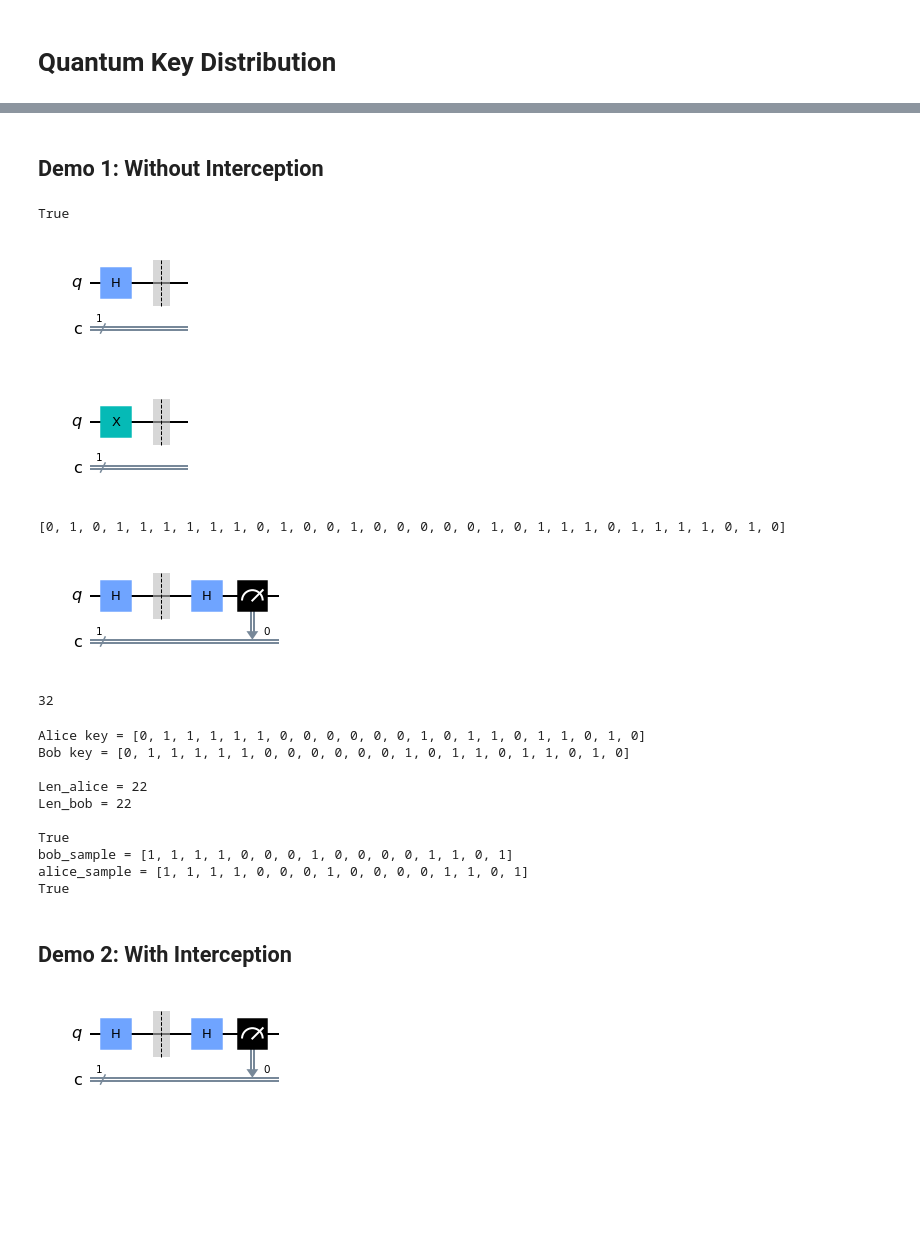
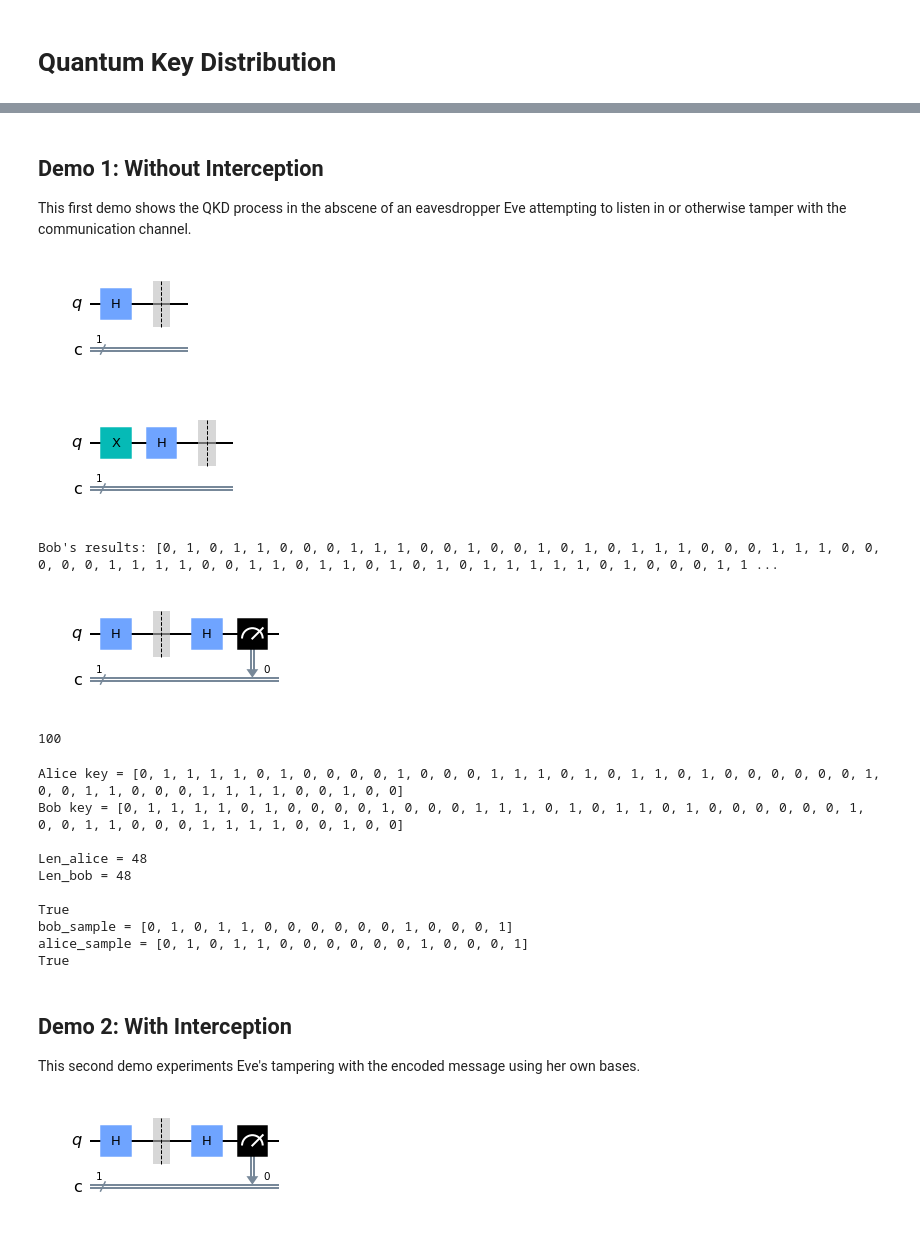
Before and after one commit to marcusprose/quantum-cryptography, a Jupyter notebook: qkd.ipynb, the cells around one changed output, grey strips where cells are left out. Saved outputs shown, nothing was run; the diff lists cells and outputs as text; code cells hidden in the pictures; blank space fills up the shorter version.

```diff
--- a/qkd.ipynb
+++ b/qkd.ipynb
@@ -23,13 +39,17 @@ Fact: measuring a quibit can change its state. If Eve attempts to access the inf
 # %% [markdown]
 ## Demo 1: Without Interception
+
+This first demo shows the QKD process in the abscene of an eavesdropper Eve attempting to listen in or otherwise tamper with the communication channel.
 # %%
-e = Encrypt.Encrypt(32)
-e.run_without_intercept()
+# Run the following cell just to see if the classes work properly,
+# treating the encryption as an object and running the following methods on it
+
+# e = Encrypt.Encrypt(32)
+# print(e.run_without_intercept())
+# print(e.run_with_intercept())
-# %% [output]
-True
 # %%
-alice = Alice.Alice(32)
-bob = Bob.Bob(32)
+alice = Alice.Alice(100)
+bob = Bob.Bob(100)
 bits = alice.init_bitstring()
 bases = alice.init_bases()
 
@@ -39,30 +59,30 @@ list[3].draw('mpl')
 [figure]
 # %%
 np.random.seed(seed=0)
-n = 32
+n = 100
 
 # Alice generates bits and bases
 alice_bits = randint(2, size=n)
 alice_bases = randint(2, size=n)
 
 message = alice.encode_bitstring(alice_bits, alice_bases)
-message[7].draw('mpl')
+message[7].draw('mpl') # a single encoded qubit in the single-qubit circuit
 # %% [output]
-[figure, old version]
+[figure, new version]
 # %%
 # now bob measures the message in a random sequence of bases of his choosing
 bob_bases = randint(2, size=n)
 bob_results = bob.measure_message(message, bob_bases) # this is the result for step 3.. bob keeps this result private
-print(bob_results)
+print(f'Bob\'s results: {bob_results}')
 message[0].draw('mpl')
 # %% [output]
-[0, 1, 0, 1, 1, 1, 1, 1, 1, 0, 1, 0, 0, 1, 0, 0, 0, 0, 0, 1, 0, 1, 1, 1, 0, 1, 1, 1, 1, 0, 1, 0]
+Bob's results: [0, 1, 0, 1, 1, 0, 0, 0, 1, 1, 1, 0, 0, 1, 0, 0, 1, 0, 1, 0, 1, 1, 1, 0, 0, 0, 1, 1, 1, 0, 0, 0, 0, 0, 1, 1, 1, 1, 0, 0, 1, 1, 0, 1, 1, 0, 1, 0, 1, 0, 1, 1, 1, 1, 1, 0, 1, 0, 0, 0, 1, 1 ...
 [figure]
 # %%
 message[6].draw('mpl')
 print(len(bob_results))
 # %% [output]
-32
+100
 # %%
 alice_key = alice.remove_garbage(alice_bases, bob_bases, alice_bits)
 bob_key = bob.remove_garbage(alice_bases, bob_bases, bob_results)
@@ -86,21 +106,23 @@ alice_sample = alice.share_random_sample(alice_key, bit_selection)
 print("alice_sample = "+ str(alice_sample))
 
 
-# if successful, true
+# if successful, true (with very high probability)
 print(bob_sample == alice_sample)
 # %% [output]
-Alice key = [0, 1, 1, 1, 1, 1, 0, 0, 0, 0, 0, 0, 1, 0, 1, 1, 0, 1, 1, 0, 1, 0]
-Bob key = [0, 1, 1, 1, 1, 1, 0, 0, 0, 0, 0, 0, 1, 0, 1, 1, 0, 1, 1, 0, 1, 0]
+Alice key = [0, 1, 1, 1, 1, 0, 1, 0, 0, 0, 0, 1, 0, 0, 0, 1, 1, 1, 0, 1, 0, 1, 1, 0, 1, 0, 0, 0, 0, 0, 0, 1, 0, 0, 1, 1, 0, 0, 0, 1, 1, 1, 1, 0, 0, 1, 0, 0]
+Bob key = [0, 1, 1, 1, 1, 0, 1, 0, 0, 0, 0, 1, 0, 0, 0, 1, 1, 1, 0, 1, 0, 1, 1, 0, 1, 0, 0, 0, 0, 0, 0, 1, 0, 0, 1, 1, 0, 0, 0, 1, 1, 1, 1, 0, 0, 1, 0, 0]
 
-Len_alice = 22
-Len_bob = 22
+Len_alice = 48
+Len_bob = 48
 
 True
-bob_sample = [1, 1, 1, 1, 0, 0, 0, 1, 0, 0, 0, 0, 1, 1, 0, 1]
-alice_sample = [1, 1, 1, 1, 0, 0, 0, 1, 0, 0, 0, 0, 1, 1, 0, 1]
+bob_sample = [0, 1, 0, 1, 1, 0, 0, 0, 0, 0, 0, 1, 0, 0, 0, 1]
+alice_sample = [0, 1, 0, 1, 1, 0, 0, 0, 0, 0, 0, 1, 0, 0, 0, 1]
 True
 # %% [markdown]
 ## Demo 2: With Interception
+
+This second demo experiments Eve's tampering with the encoded message using her own bases.
 # %%
 alice = Alice.Alice(32)
 bob = Bob.Bob(32)
```
Also changed, not shown: parts of 8 cells of this notebook, 3 other files.
